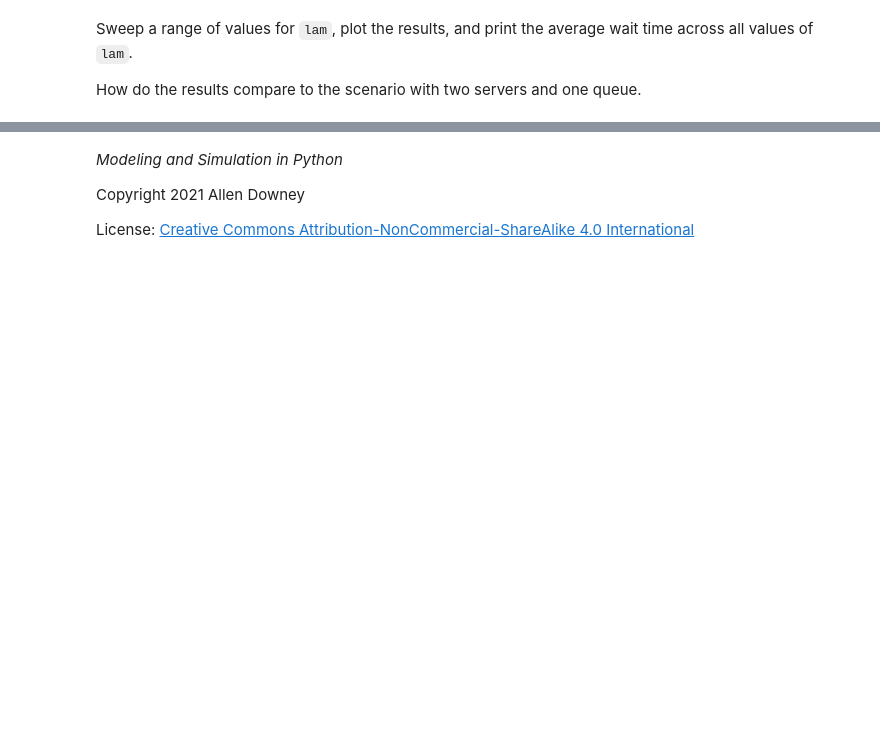
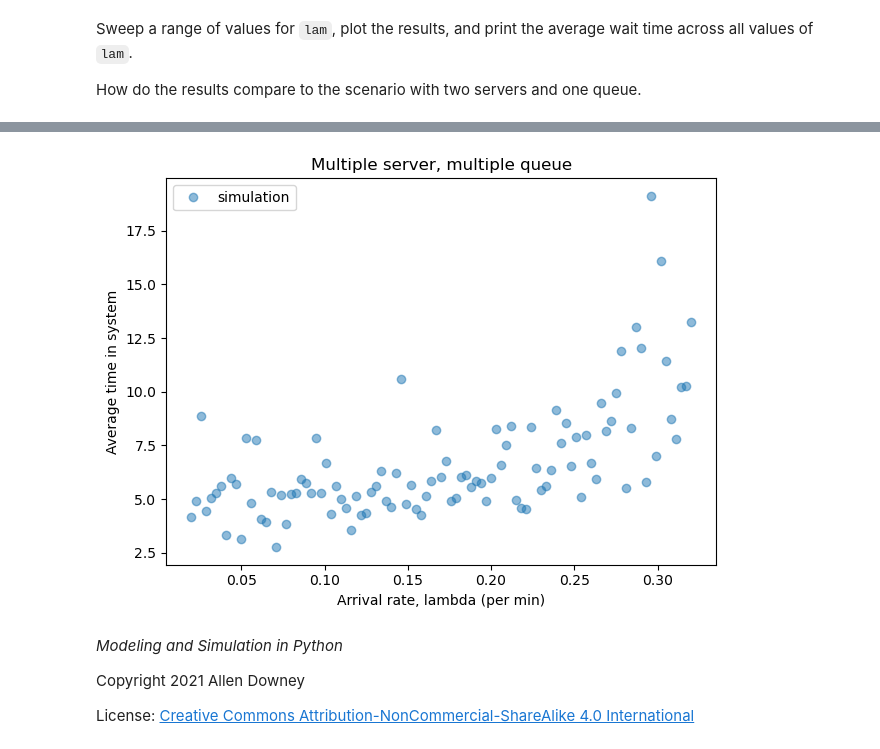
Before and after one commit to AllenDowney/ModSimPy, a Jupyter notebook: _sources/queue.ipynb, the cells around one changed output, grey strips where cells are left out. Cells and saved outputs as stored; diff of their text form; code cells hidden in the pictures; blank space fills up the shorter version.

```diff
--- a/_sources/queue.ipynb
+++ b/_sources/queue.ipynb
@@ -409,10 +418,12 @@ print('Average of averages = ', W_avg, 'minutes')
 # %%
 # Solution
 
 sweep.plot(style='o', alpha=0.5, label='simulation')
-decorate(xlabel='Arrival late, lambda (per min)',
+decorate(xlabel='Arrival rate, lambda (per min)',
          ylabel='Average time in system',
          title='Multiple server, multiple queue')
+# %% [output]
+[figure, added]
 # %%
 # Solution
 
```
Also changed, not shown: parts of 11 cells of this notebook, 11 other files.
